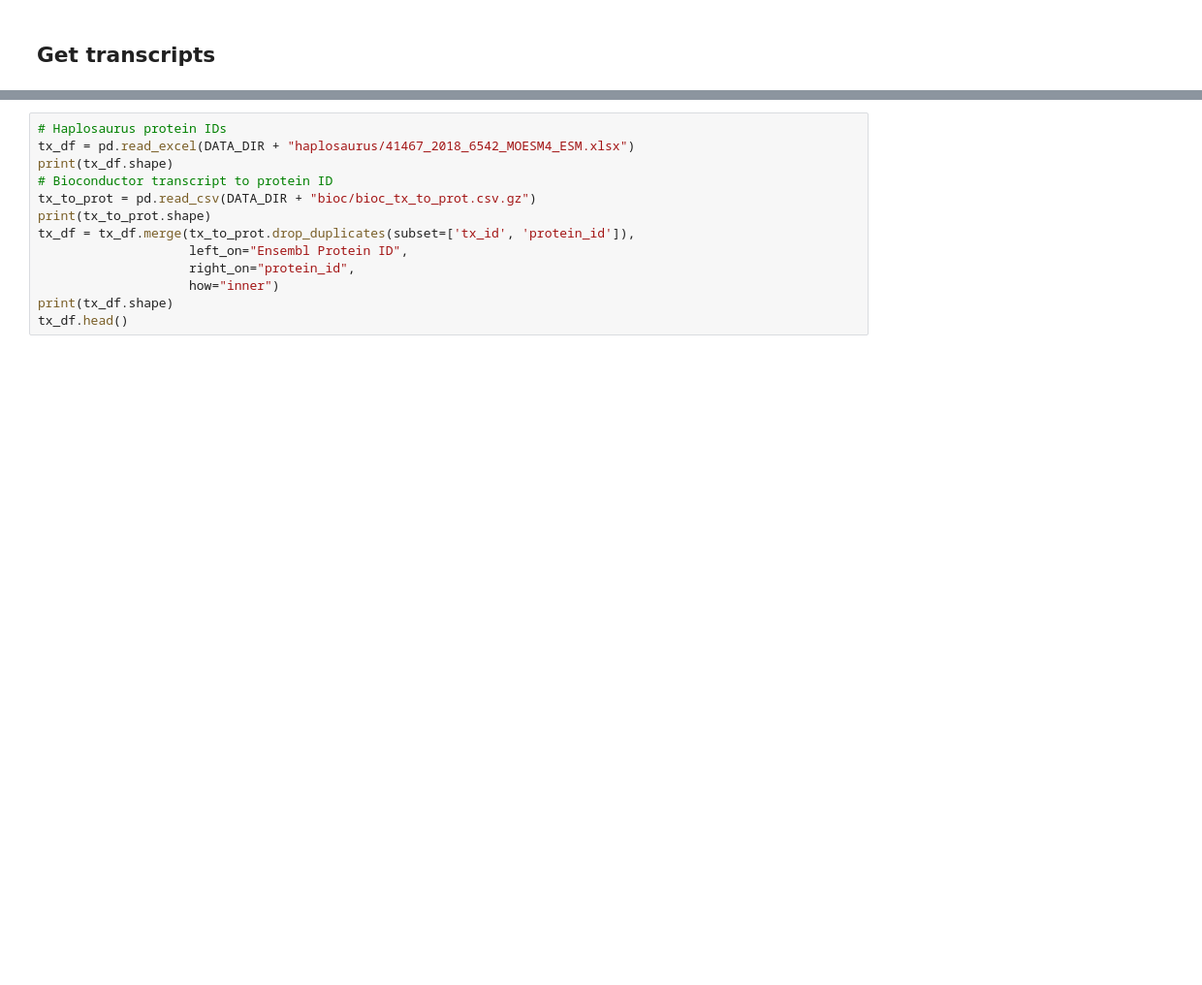
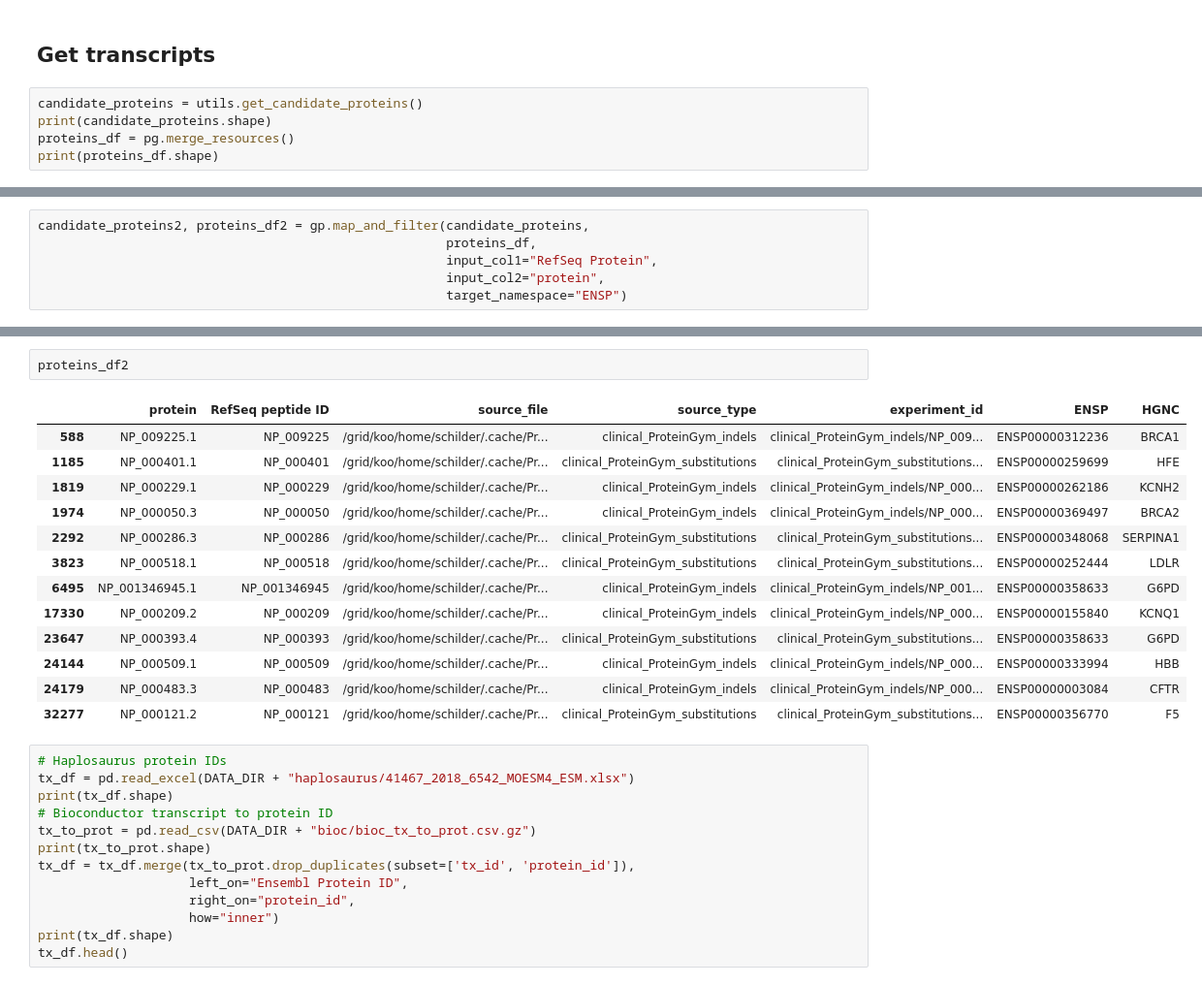
Before and after one commit to bschilder/VEP_protein, a Jupyter notebook: notebooks/haplosaurus.ipynb, the cells around one changed output, grey strips where cells are left out. Shown at 97% size. Drawn from its saved outputs; the diff is of its cells as text; blank space fills up the shorter version.

Commit message:
Add more gp filtering functions

```diff
--- a/notebooks/haplosaurus.ipynb
+++ b/notebooks/haplosaurus.ipynb
@@ -28,2 +21,7 @@ The autoreload extension is already loaded. To reload it, use:
 # %% [markdown]
 ## Get transcripts
+# %%
+candidate_proteins = utils.get_candidate_proteins()
+print(candidate_proteins.shape)
+proteins_df = pg.merge_resources()
+print(proteins_df.shape)
@@ -29,0 +47,6 @@ The autoreload extension is already loaded. To reload it, use:
+# %%
+candidate_proteins2, proteins_df2 = gp.map_and_filter(candidate_proteins,
+                                                      proteins_df,
+                                                      input_col1="RefSeq Protein",
+                                                      input_col2="protein",
+                                                      target_namespace="ENSP")
@@ -30,3 +71,19 @@ The autoreload extension is already loaded. To reload it, use:
+# %%
+proteins_df2
+# %% [output]
+|  | protein | RefSeq peptide ID | source_file | source_type | experiment_id | ENSP | HGNC |
+| 588 | NP_009225.1 | NP_009225 | /grid/koo/home/schilder/.cache/Pr... | clinical_ProteinGym_indels | clinical_ProteinGym_indels/NP_009... | ENSP00000312236 | BRCA1 |
+| 1185 | NP_000401.1 | NP_000401 | /grid/koo/home/schilder/.cache/Pr... | clinical_ProteinGym_substitutions | clinical_ProteinGym_substitutions... | ENSP00000259699 | HFE |
+| 1819 | NP_000229.1 | NP_000229 | /grid/koo/home/schilder/.cache/Pr... | clinical_ProteinGym_indels | clinical_ProteinGym_indels/NP_000... | ENSP00000262186 | KCNH2 |
+| 1974 | NP_000050.3 | NP_000050 | /grid/koo/home/schilder/.cache/Pr... | clinical_ProteinGym_indels | clinical_ProteinGym_indels/NP_000... | ENSP00000369497 | BRCA2 |
+| 2292 | NP_000286.3 | NP_000286 | /grid/koo/home/schilder/.cache/Pr... | clinical_ProteinGym_substitutions | clinical_ProteinGym_substitutions... | ENSP00000348068 | SERPINA1 |
+| 3823 | NP_000518.1 | NP_000518 | /grid/koo/home/schilder/.cache/Pr... | clinical_ProteinGym_substitutions | clinical_ProteinGym_substitutions... | ENSP00000252444 | LDLR |
+| 6495 | NP_001346945.1 | NP_001346945 | /grid/koo/home/schilder/.cache/Pr... | clinical_ProteinGym_indels | clinical_ProteinGym_indels/NP_001... | ENSP00000358633 | G6PD |
+| 17330 | NP_000209.2 | NP_000209 | /grid/koo/home/schilder/.cache/Pr... | clinical_ProteinGym_indels | clinical_ProteinGym_indels/NP_000... | ENSP00000155840 | KCNQ1 |
+| 23647 | NP_000393.4 | NP_000393 | /grid/koo/home/schilder/.cache/Pr... | clinical_ProteinGym_substitutions | clinical_ProteinGym_substitutions... | ENSP00000358633 | G6PD |
+| 24144 | NP_000509.1 | NP_000509 | /grid/koo/home/schilder/.cache/Pr... | clinical_ProteinGym_indels | clinical_ProteinGym_indels/NP_000... | ENSP00000333994 | HBB |
+| 24179 | NP_000483.3 | NP_000483 | /grid/koo/home/schilder/.cache/Pr... | clinical_ProteinGym_indels | clinical_ProteinGym_indels/NP_000... | ENSP00000003084 | CFTR |
+| 32277 | NP_000121.2 | NP_000121 | /grid/koo/home/schilder/.cache/Pr... | clinical_ProteinGym_substitutions | clinical_ProteinGym_substitutions... | ENSP00000356770 | F5 |
 # %%
 # Haplosaurus protein IDs
 tx_df = pd.read_excel(DATA_DIR + "haplosaurus/41467_2018_6542_MOESM4_ESM.xlsx")
```
Also changed, not shown: parts of 6 cells of this notebook, 8 other files.
